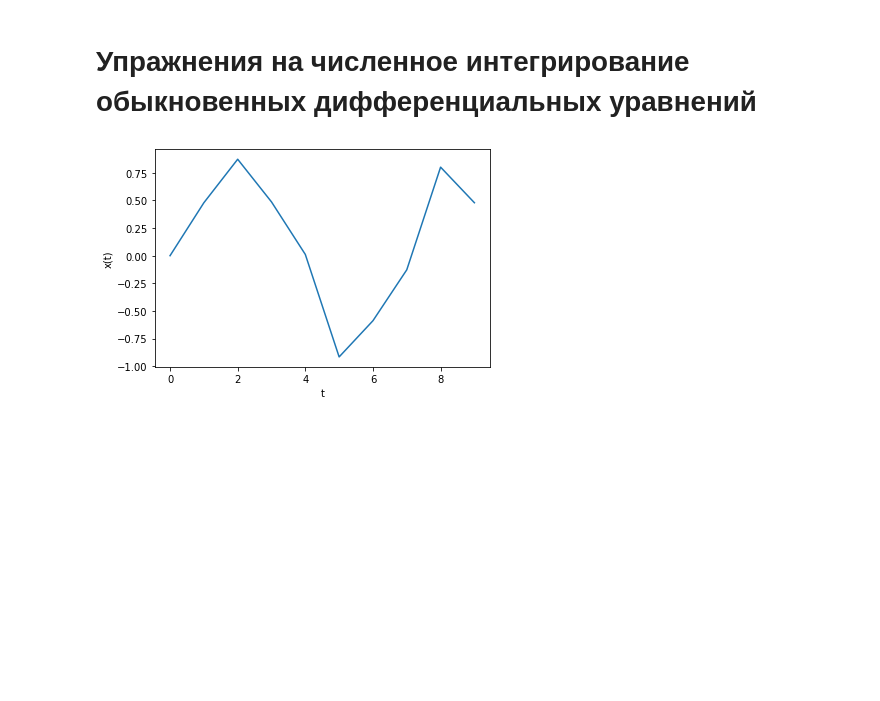
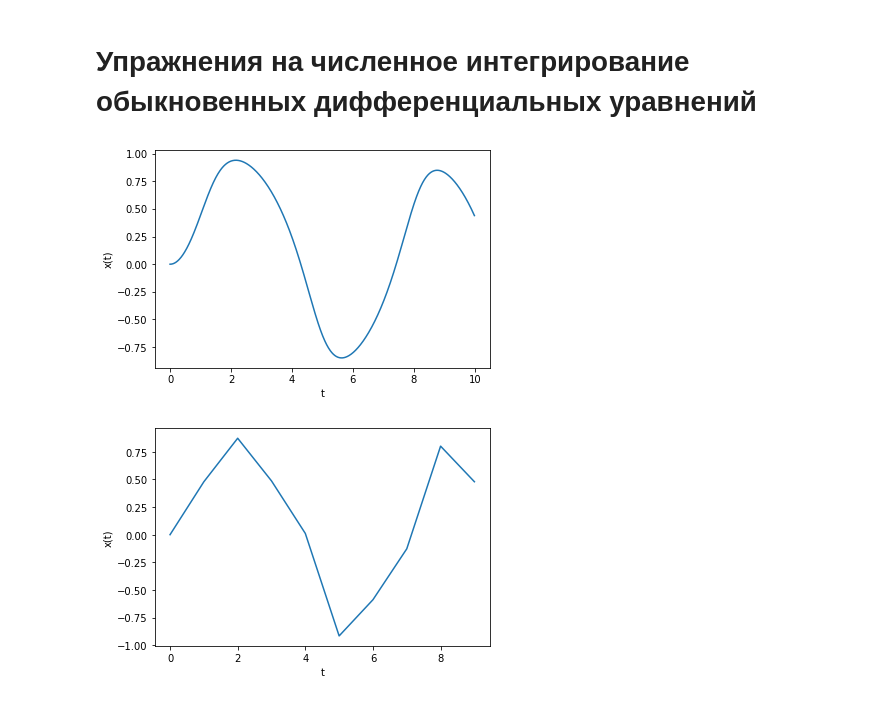
Before and after one commit to konstgav/computational-physics-python, a Jupyter notebook: Odinary-differential-equation-exercises.ipynb, the cells around one changed output. Drawn from its saved outputs; the diff is of its cells as text; code cells hidden in the pictures; blank space fills up the shorter version.

```diff
--- a/Odinary-differential-equation-exercises.ipynb
+++ b/Odinary-differential-equation-exercises.ipynb
@@ -1,5 +1,31 @@
 # %% [markdown]
 # Упражнения на численное интегрирование обыкновенных дифференциальных уравнений
+# %%
+from math import sin
+from numpy import arange
+from pylab import plot,xlabel,ylabel,show
+
+def f(x,t):
+    return -x**3 + sin(t)
+
+a = 0.0           # Start of the interval
+b = 10.0          # End of the interval
+N = 1000          # Number of steps
+h = (b-a)/N       # Size of a single step
+x = 0.0           # Initial condition
+
+tpoints = arange(a,b,h)
+xpoints = []
+for t in tpoints:
+    xpoints.append(x)
+    x += h*f(x,t)
+
+plot(tpoints,xpoints)
+xlabel("t")
+ylabel("x(t)")
+show()
+# %% [output]
+[figure, added]
 # %%
 from math import sin
 from numpy import arange
```
Also changed, not shown: parts of 8 cells of this notebook, 13 other files.
